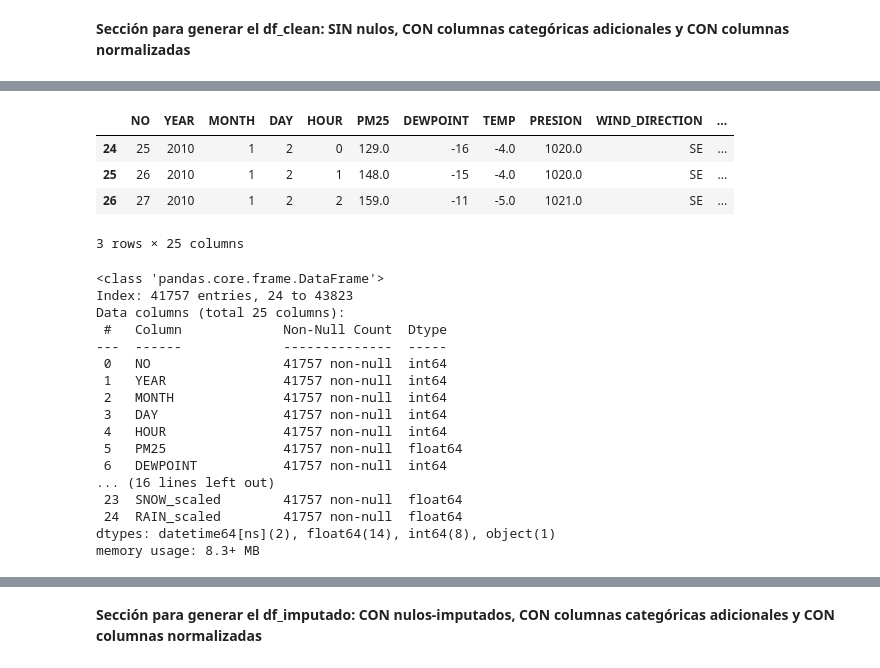
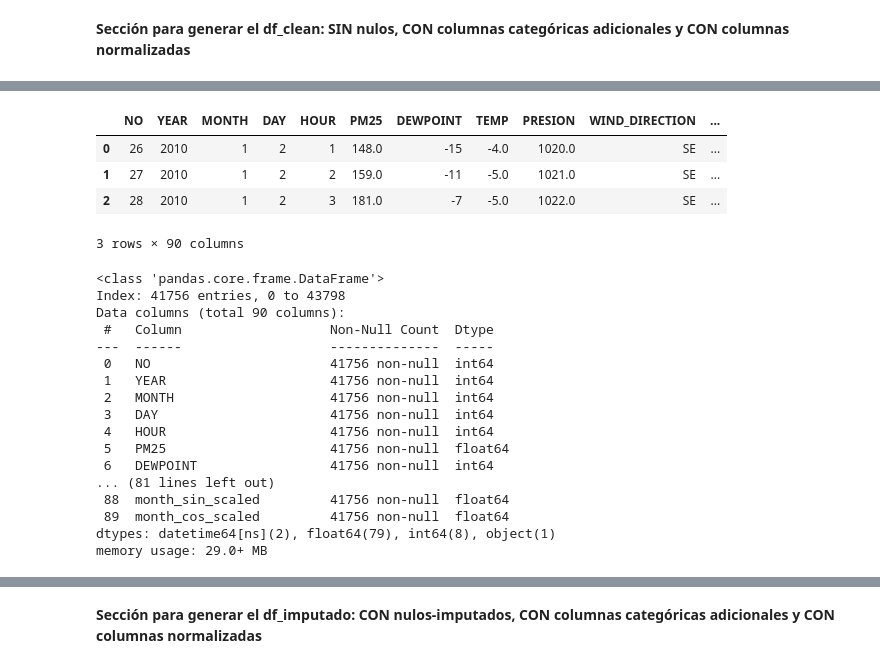
Before and after one commit to gapalfaro-cmyk/Proyecto-de-fin-de-modulo-5---Alfaro-Badillo-Cruz-Perez-Rupit, a Jupyter notebook: Entregable_Tarea_5_1_Alfaro_Cruz_Perez_Rupit_Medea.ipynb, the cells around one changed output, grey strips where cells are left out. Drawn from its saved outputs; the diff is of its cells as text; code cells hidden in the pictures.

```diff
--- a/Entregable_Tarea_5_1_Alfaro_Cruz_Perez_Rupit_Medea.ipynb
+++ b/Entregable_Tarea_5_1_Alfaro_Cruz_Perez_Rupit_Medea.ipynb
@@ -590,60 +657,67 @@ Verificación:  41757
 # Preprocesamos los datos: Estadarización
 
 # Para df_clean, define las columnas a escalar
-cols_to_scale = ["DEWPOINT", "TEMP", "PRESION", "WIND_SPEED", "SNOW", "RAIN"]
+cols_to_scale = ['DEWPOINT', 'TEMP', 'PRESION', 'WIND_SPEED', 'SNOW', 'RAIN', 'DEWPOINT_lag1', 'DEWPOINT_lag5', 'DEWPOINT_lag9', 'DEWPOINT_lag13', 'DEWPOINT_lag13', 'DEWPOINT_lag17',
+       'DEWPOINT_lag21', 'DEWPOINT_lag25', 'TEMP_lag1', 'TEMP_lag5',
+       'TEMP_lag9', 'TEMP_lag13', 'TEMP_lag17', 'TEMP_lag21', 'TEMP_lag25',
+       'PRESION_lag1', 'PRESION_lag5', 'PRESION_lag9', 'PRESION_lag13',
+       'PRESION_lag17', 'PRESION_lag21', 'PRESION_lag25', 'WIND_SPEED_lag1',
+       'WIND_SPEED_lag5', 'WIND_SPEED_lag9', 'WIND_SPEED_lag13',
+       'WIND_SPEED_lag17', 'WIND_SPEED_lag21', 'WIND_SPEED_lag25', 'hour_sin',
+       'hour_cos', 'month_sin', 'month_cos']
 
 #Inicia scaler
 scaler = StandardScaler()
 
 # Ajusta y transforma solo esas columnas
 scaled_values = scaler.fit_transform(df_clean[cols_to_scale])
 
 # Crear un DataFrame con las columnas escaladas
 scaled_df = pd.DataFrame(scaled_values,
                          columns=[col + "_scaled" for col in cols_to_scale],
                          index=df_clean.index)
 
 # Concatenar al DataFrame original
 df_clean_scaled = pd.concat([df_clean, scaled_df], axis=1)
 
 display(df_clean_scaled.head(3))
 
 #Este código lo teníamos originalmente, pero solo dejaba las variables estandarizadas
 #ct = ColumnTransformer(
 #    transformers=[
 #        ('scaler', StandardScaler(), cols_to_scale)
 #    ],
 #    remainder='passthrough'
 #)
 ## Fit and transform the data
 ## Note: By default, this outputs a NumPy array or a Pandas DataFrame depending on your sklearn configuration
 #scaled_array = ct.fit_transform(df_clean)
 # %% [output]
 |  | NO | YEAR | MONTH | DAY | HOUR | PM25 | DEWPOINT | TEMP | PRESION | WIND_DIRECTION | ... |
-| 24 | 25 | 2010 | 1 | 2 | 0 | 129.0 | -16 | -4.0 | 1020.0 | SE | ... |
-| 25 | 26 | 2010 | 1 | 2 | 1 | 148.0 | -15 | -4.0 | 1020.0 | SE | ... |
-| 26 | 27 | 2010 | 1 | 2 | 2 | 159.0 | -11 | -5.0 | 1021.0 | SE | ... |
+| 0 | 26 | 2010 | 1 | 2 | 1 | 148.0 | -15 | -4.0 | 1020.0 | SE | ... |
+| 1 | 27 | 2010 | 1 | 2 | 2 | 159.0 | -11 | -5.0 | 1021.0 | SE | ... |
+| 2 | 28 | 2010 | 1 | 2 | 3 | 181.0 | -7 | -5.0 | 1022.0 | SE | ... |
-3 rows × 25 columns
+3 rows × 90 columns
 # %%
 df_clean_scaled.info()
 # %% [output]
 <class 'pandas.core.frame.DataFrame'>
-Index: 41757 entries, 24 to 43823
-Data columns (total 25 columns):
- #   Column             Non-Null Count  Dtype
----  ------             --------------  -----
- 0   NO                 41757 non-null  int64
- 1   YEAR               41757 non-null  int64
- 2   MONTH              41757 non-null  int64
- 3   DAY                41757 non-null  int64
- 4   HOUR               41757 non-null  int64
- 5   PM25               41757 non-null  float64
- 6   DEWPOINT           41757 non-null  int64
-... (16 lines left out)
- 23  SNOW_scaled        41757 non-null  float64
- 24  RAIN_scaled        41757 non-null  float64
-dtypes: datetime64[ns](2), float64(14), int64(8), object(1)
-memory usage: 8.3+ MB
+Index: 41756 entries, 0 to 43798
+Data columns (total 90 columns):
+ #   Column                   Non-Null Count  Dtype
+---  ------                   --------------  -----
+ 0   NO                       41756 non-null  int64
+ 1   YEAR                     41756 non-null  int64
+ 2   MONTH                    41756 non-null  int64
+ 3   DAY                      41756 non-null  int64
+ 4   HOUR                     41756 non-null  int64
+ 5   PM25                     41756 non-null  float64
+ 6   DEWPOINT                 41756 non-null  int64
+... (81 lines left out)
+ 88  month_sin_scaled         41756 non-null  float64
+ 89  month_cos_scaled         41756 non-null  float64
+dtypes: datetime64[ns](2), float64(79), int64(8), object(1)
+memory usage: 29.0+ MB
 # %%
 # Análisis de métricas principales de la información
 # Estadísticas básicas sin considerar las fechas ni variables categóricas
```
Also changed, not shown: parts of 16 cells of this notebook.
